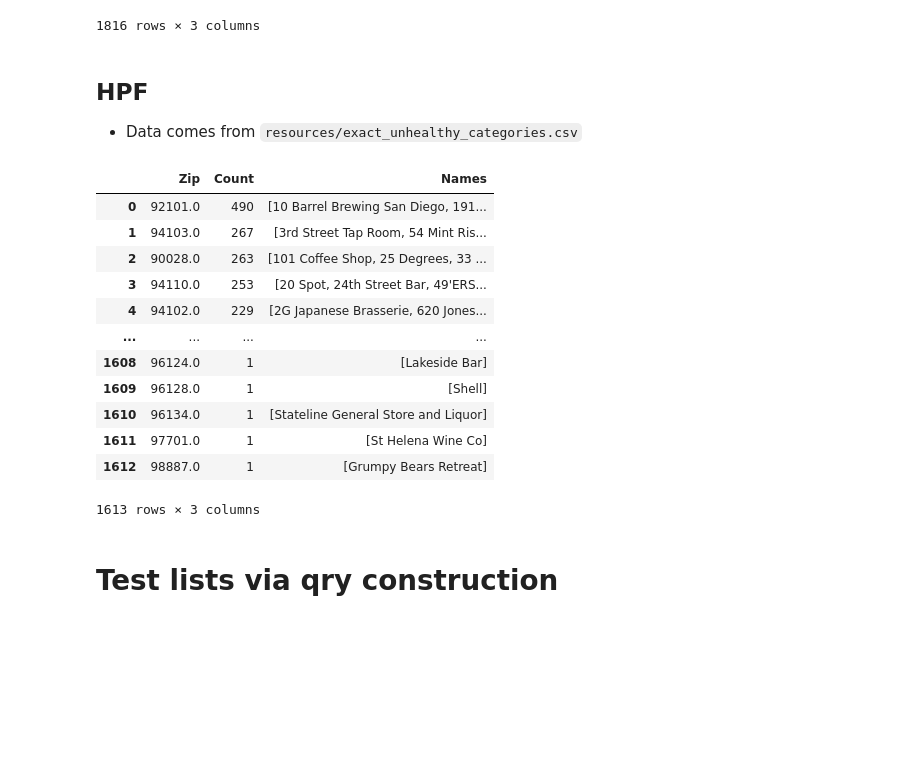
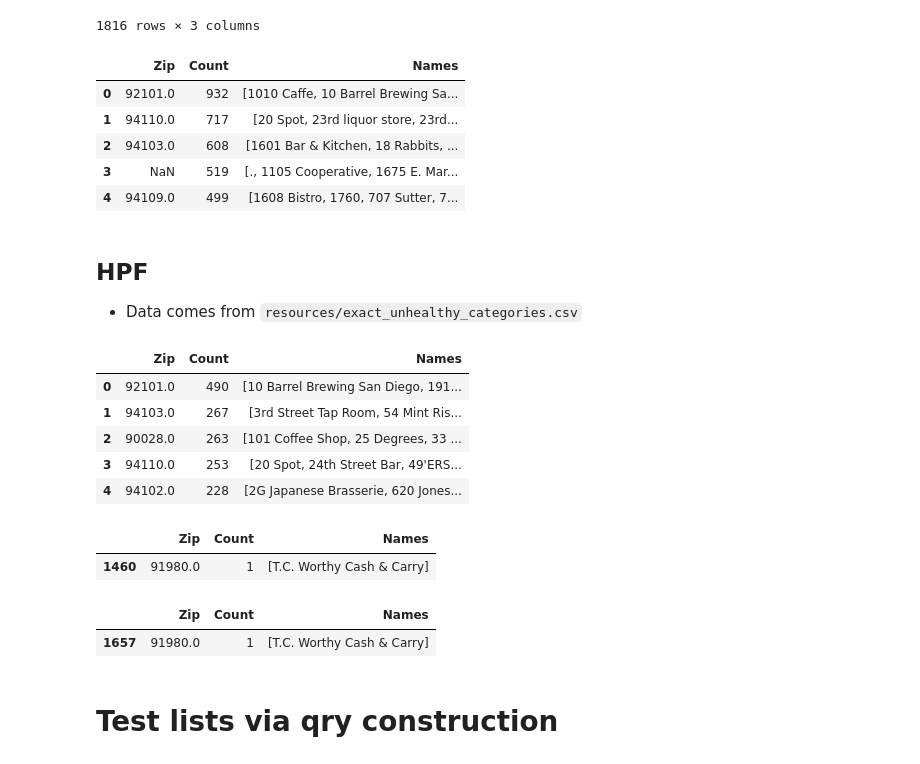
Before and after one commit to amoltkale/ai_chatbot_food_knowledge_graph, a Jupyter notebook: arc_gis/resource_data_creation/food_business_qry_prep.ipynb, the cells around one changed output. Saved outputs shown, nothing was run; the diff lists cells and outputs as text; code cells hidden in the pictures; blank space fills up the shorter version.

```diff
--- a/arc_gis/resource_data_creation/food_business_qry_prep.ipynb
+++ b/arc_gis/resource_data_creation/food_business_qry_prep.ipynb
@@ -227,6 +228,16 @@ pd.DataFrame(res, columns=["Zip", "Count", "Names"])
 | 1814 | 99321.0 | 1 | [Queen Bean Caffé Crafton Hills C... |
 | 1815 | 99531.0 | 1 | [Salmon River Outpost] |
 1816 rows × 3 columns
+# %%
+all_df = pd.DataFrame(res, columns=["Zip", "Count", "Names"])
+all_df.head()
+# %% [output]
+|  | Zip | Count | Names |
+| 0 | 92101.0 | 932 | [1010 Caffe, 10 Barrel Brewing Sa... |
+| 1 | 94110.0 | 717 | [20 Spot, 23rd liquor store, 23rd... |
+| 2 | 94103.0 | 608 | [1601 Bar & Kitchen, 18 Rabbits, ... |
+| 3 | NaN | 519 | [., 1105 Cooperative, 1675 E. Mar... |
+| 4 | 94109.0 | 499 | [1608 Bistro, 1760, 707 Sutter, 7... |
 # %% [markdown]
 ## HPF
 * Data comes from `resources/exact_unhealthy_categories.csv`
@@ -236,9 +247,10 @@ qry_where = create_where_clause(read_exact_unhealthy_food_biz_categories())
 qry = "WITH store_names AS " \
             "(SELECT DISTINCT name AS dist_names " \
              "FROM ca_business " \
-        f"{qry_where}, " \
-            "hpf_stores AS " \
-                "(SELECT * FROM ca_business INNER JOIN store_names ON ca_business.name = store_names.dist_names) " \
+            f"{qry_where}, " \
+        "hpf_stores AS " \
+                "(SELECT * FROM ca_business INNER JOIN store_names ON ca_business.name = store_names.dist_names " \
+                "WHERE dist_names <> 'Payless ShoeSource') " \
         "SELECT zip, count(*) as count, array_agg(distinct name) as restaurants " \
         "FROM hpf_stores " \
         "WHERE name NOT IN (SELECT DISTINCT name FROM ca_business WHERE 'Supermarket' = any(categories)) " \
@@ -247,31 +259,35 @@ qry = "WITH store_names AS " \
 # %%
 cur = conn.cursor()
 
 # execute a statement
 cur.execute(qry)
 
 
 # display the PostgreSQL database server version
 res = cur.fetchall()
 # res = [c[0] for c in col_names]
 
 # Close the communication with the PostgreSQL
 cur.close()
-pd.DataFrame(res, columns=["Zip", "Count", "Names"])
+hpf_df = pd.DataFrame(res, columns=["Zip", "Count", "Names"])
+hpf_df.head()
 # %% [output]
 |  | Zip | Count | Names |
 | 0 | 92101.0 | 490 | [10 Barrel Brewing San Diego, 191... |
 | 1 | 94103.0 | 267 | [3rd Street Tap Room, 54 Mint Ris... |
 | 2 | 90028.0 | 263 | [101 Coffee Shop, 25 Degrees, 33 ... |
 | 3 | 94110.0 | 253 | [20 Spot, 24th Street Bar, 49'ERS... |
-| 4 | 94102.0 | 229 | [2G Japanese Brasserie, 620 Jones... |
-| ... | ... | ... | ... |
-| 1608 | 96124.0 | 1 | [Lakeside Bar] |
-| 1609 | 96128.0 | 1 | [Shell] |
-| 1610 | 96134.0 | 1 | [Stateline General Store and Liquor] |
-| 1611 | 97701.0 | 1 | [St Helena Wine Co] |
-| 1612 | 98887.0 | 1 | [Grumpy Bears Retreat] |
+| 4 | 94102.0 | 228 | [2G Japanese Brasserie, 620 Jones... |
-1613 rows × 3 columns
+# %%
+hpf_df.loc[hpf_df["Zip"] == 91980]
+# %% [output]
+|  | Zip | Count | Names |
+| 1460 | 91980.0 | 1 | [T.C. Worthy Cash & Carry] |
+# %%
+all_df.loc[all_df["Zip"] == 91980]
+# %% [output]
+|  | Zip | Count | Names |
+| 1657 | 91980.0 | 1 | [T.C. Worthy Cash & Carry] |
 # %%
 raise NotImplementedError
 # %% [markdown]
```
Also changed, not shown: parts of 12 cells of this notebook.
